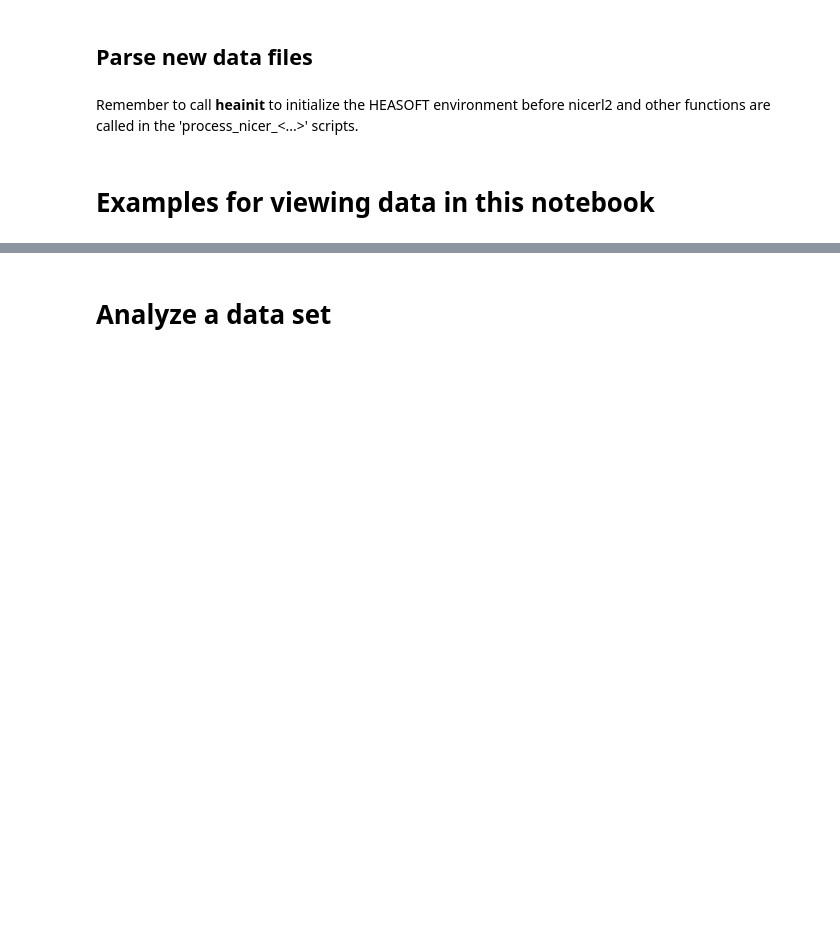
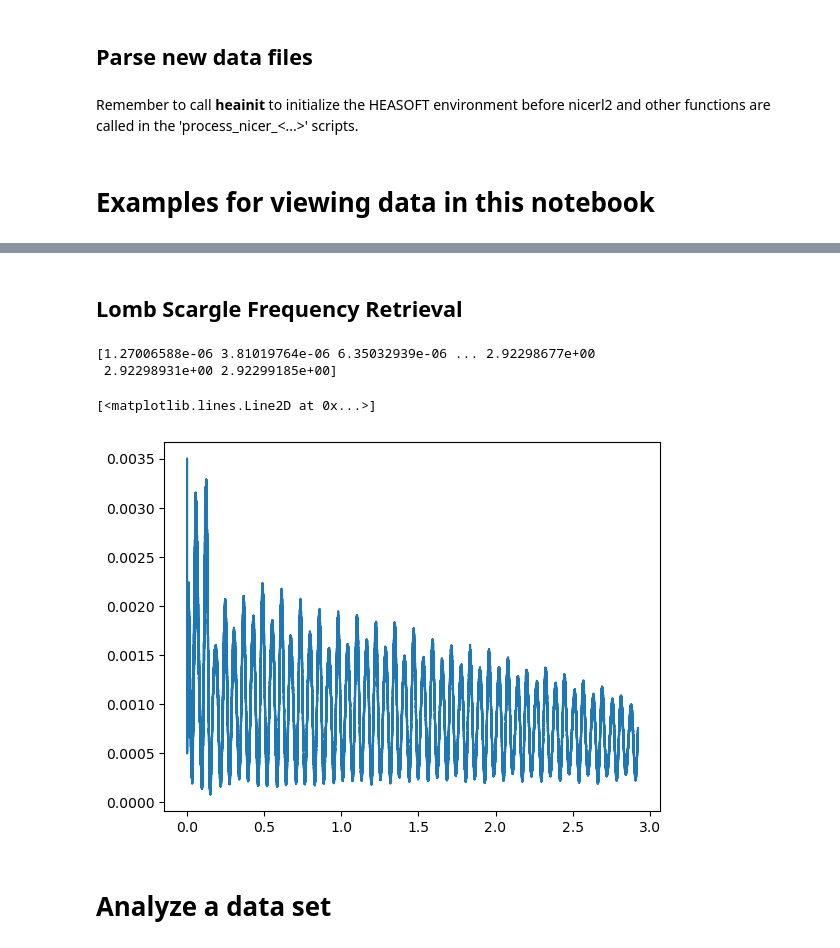
Before and after one commit to jacobspacepayne/nicer-observation, a Jupyter notebook: nicer_data_viewer.ipynb, the cells around one changed output, grey strips where cells are left out. Saved outputs shown, nothing was run; the diff lists cells and outputs as text; code cells hidden in the pictures; blank space fills up the shorter version.

```diff
--- a/nicer_data_viewer.ipynb
+++ b/nicer_data_viewer.ipynb
@@ -81,3 +85,20 @@ plot_phaseogram(normed_pog, obsids[0])
+# %% [markdown]
+## Lomb Scargle Frequency Retrieval
+# %%
+from astropy.timeseries import LombScargle
+# provide a histo of events per time
+
+t = evt_data['TIME']
+y,bins = np.histogram(evt_data['TIME'], bins=92058)
+frequency, power = LombScargle(t, y).autopower()
+
+print(frequency)
+plt.plot(frequency, power)
+# %% [output]
+[1.27006588e-06 3.81019764e-06 6.35032939e-06 ... 2.92298677e+00
+ 2.92298931e+00 2.92299185e+00]
+[<matplotlib.lines.Line2D at 0x...>]
+[figure, added]
 # %% [markdown]
 # Analyze a data set
 # %%
```
Also changed, not shown: parts of 6 cells of this notebook, 4 other files.
